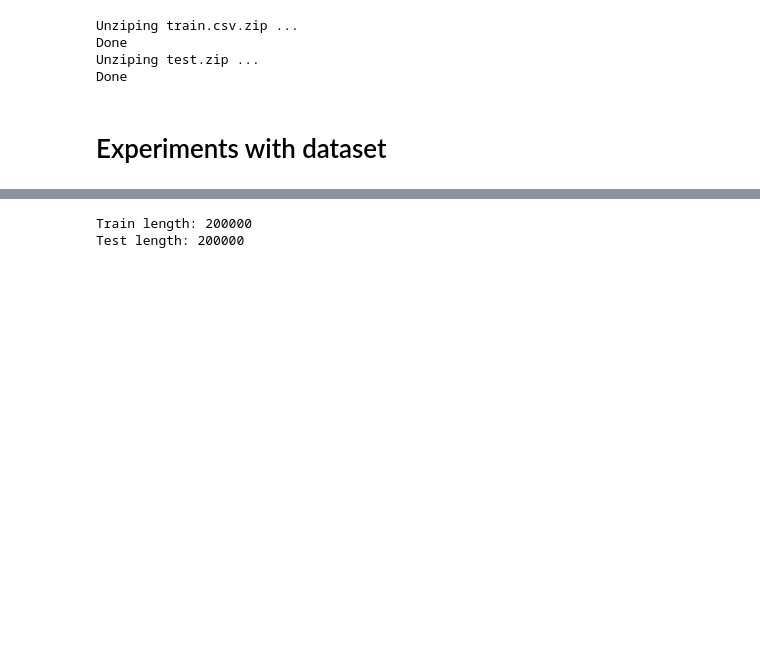
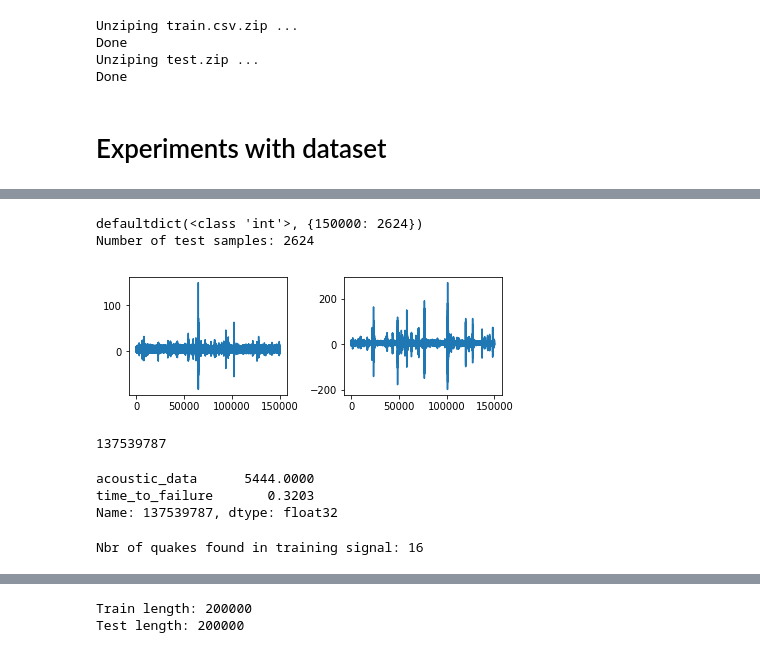
Before and after one commit to kszczupak/kaggle_competitions, a Jupyter notebook: LANL_Earthquake_Prediction/Various_Experiments.ipynb, the cells around one changed output, grey strips where cells are left out. Cells and saved outputs as stored; diff of their text form; code cells hidden in the pictures; blank space fills up the shorter version.

Commit message:
Added train set segmentation

```diff
--- a/LANL_Earthquake_Prediction/Various_Experiments.ipynb
+++ b/LANL_Earthquake_Prediction/Various_Experiments.ipynb
@@ -102,0 +96,46 @@ df_test.head()
+# %%
+# Load test samples
+from collections import defaultdict
+
+test_segments_lengths = defaultdict(int)
+test_segments = list()
+test_data_path = data_path/'test'
+
+for segment_name in tqdm(test_data_path.ls()):
+    segment_df = pd.read_csv(
+        data_path/segment_name,
+        dtype={'acoustic_data': np.int16}
+    )
+    test_segments.append(segment_df)
+    segment_length = len(segment_df)
+    test_segments_lengths[segment_length] += 1
+
+print(test_segments_lengths)
+print(f"Number of test samples: {len(test_segments)}")
+# %% [output]
+defaultdict(<class 'int'>, {150000: 2624})
+Number of test samples: 2624
+# %%
+test_folder = data_path/'test'
+for i in range(1, 3):
+    df_test_sample = pd.read_csv(
+        test_folder.ls()[i],
+        dtype={
+            'acoustic_data': np.int16,
+            'time_to_failure': np.float32
+        })
+    plt.subplot(2, 2, i)
+    plt.plot(df_test_sample)
+plt.tight_layout()
+# %% [output]
+[figure, added]
+# %%
+df_train_original['acoustic_data'].idxmax()
+# %% [output]
+137539787
+# %%
+df_train_original.iloc[137539787]
+# %% [output]
+acoustic_data      5444.0000
+time_to_failure       0.3203
+Name: 137539787, dtype: float32
@@ -102,0 +144,6 @@ df_test.head()
+# %%
+# Get earthquake samples
+quake_samples = df_train_original.loc[np.diff(df_train_original.time_to_failure.values) > 5]
+print(f"Nbr of quakes found in training signal: {len(quake_samples)}")
+# %% [output]
+Nbr of quakes found in training signal: 16
```
Also changed, not shown: parts of 15 cells of this notebook.
